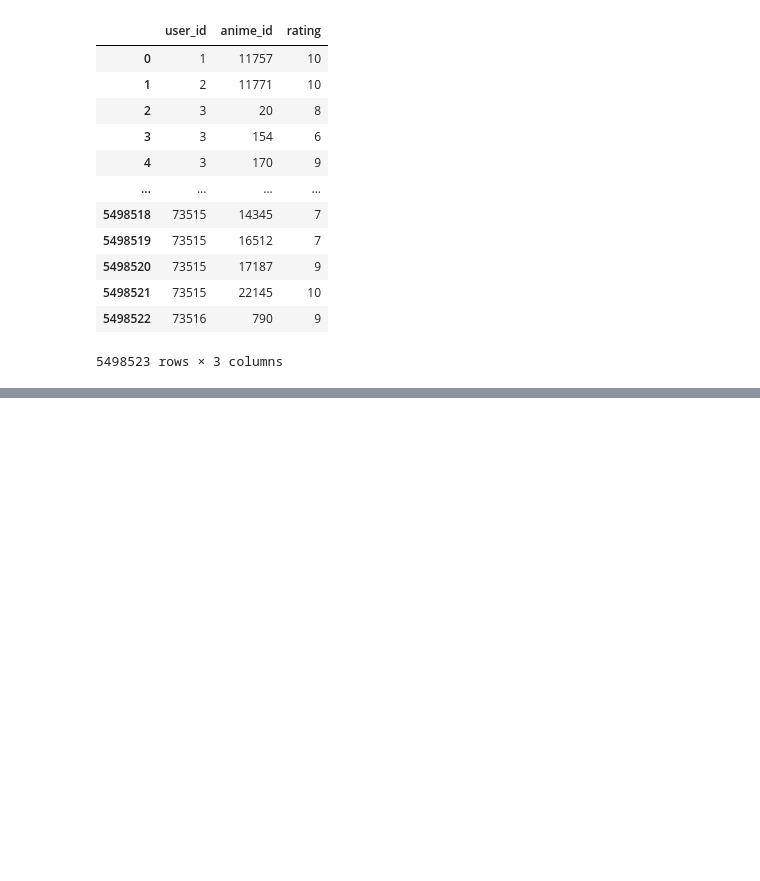
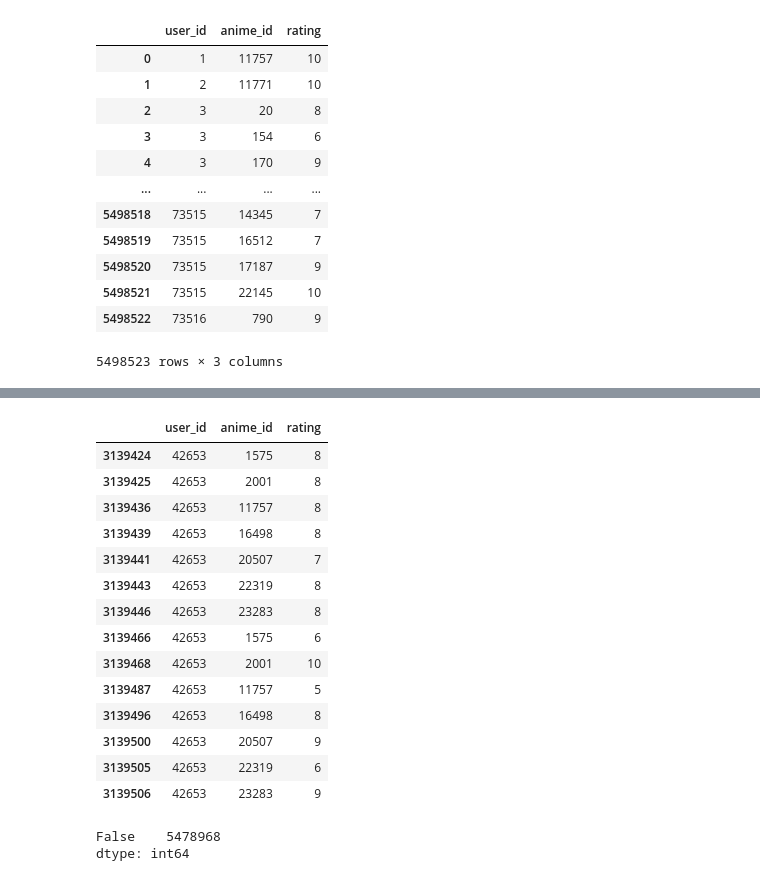
Before and after one commit to xiw019/CCXXXIII---COGS-118B-Final-Project, a Jupyter notebook: data_cleaning.ipynb, the cells around one changed output, grey strips where cells are left out. Saved outputs shown, nothing was run; the diff lists cells and outputs as text; code cells hidden in the pictures; blank space fills up the shorter version.

```diff
--- a/data_cleaning.ipynb
+++ b/data_cleaning.ipynb
@@ -276,3 +292,36 @@ df_rating
+# %%
+## Remove users with less than 5 ratings
+e = df_rating['user_id'].value_counts()
+df_rating = df_rating[df_rating['user_id'].isin(e[e>4].index)]
+df_rating = df_rating.reset_index(drop=True)
+# %%
+## Remove duplicates where the same user rates the same anime
+df_rating_temp = df_rating[df_rating.duplicated(subset=['user_id','anime_id'], keep=False)]
+df_rating_temp
+# %% [output]
+|  | user_id | anime_id | rating |
+| 3139424 | 42653 | 1575 | 8 |
+| 3139425 | 42653 | 2001 | 8 |
+| 3139436 | 42653 | 11757 | 8 |
+| 3139439 | 42653 | 16498 | 8 |
+| 3139441 | 42653 | 20507 | 7 |
+| 3139443 | 42653 | 22319 | 8 |
+| 3139446 | 42653 | 23283 | 8 |
+| 3139466 | 42653 | 1575 | 6 |
+| 3139468 | 42653 | 2001 | 10 |
+| 3139487 | 42653 | 11757 | 5 |
+| 3139496 | 42653 | 16498 | 8 |
+| 3139500 | 42653 | 20507 | 9 |
+| 3139505 | 42653 | 22319 | 6 |
+| 3139506 | 42653 | 23283 | 9 |
+# %%
+rows_to_remove = np.where(df_rating['user_id'] == 42653)[0]
+df_rating = df_rating.drop(rows_to_remove)
+df_rating = df_rating.reset_index(drop=True)
+df_rating.duplicated(subset=['user_id','anime_id']).value_counts()
+# %% [output]
+False    5478968
+dtype: int64
 # %%
 df_rating['rating'].value_counts()
 # %% [output]
```
Also changed, not shown: parts of 3 cells of this notebook.
